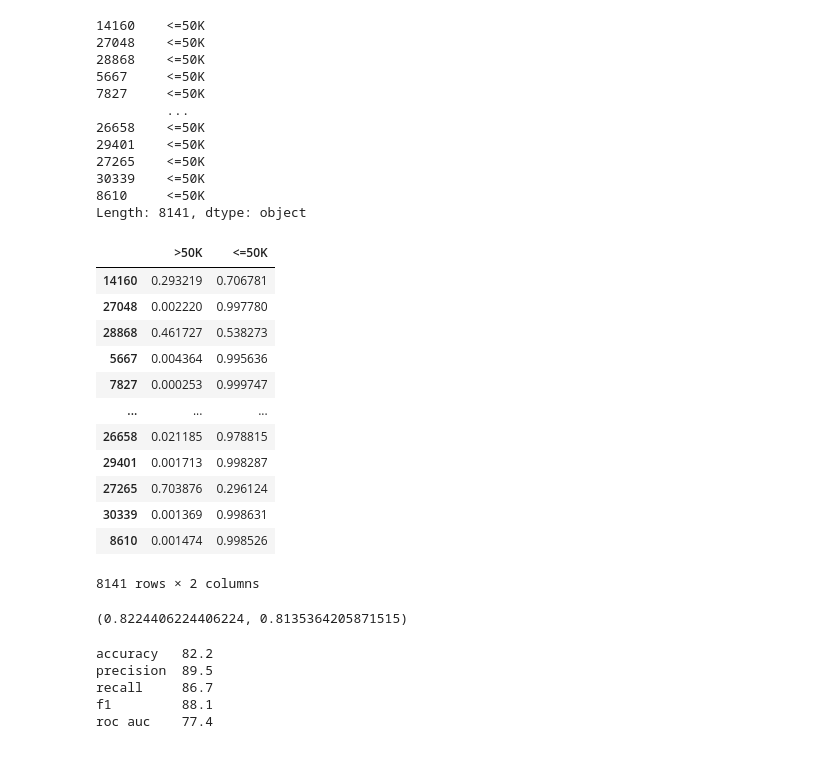
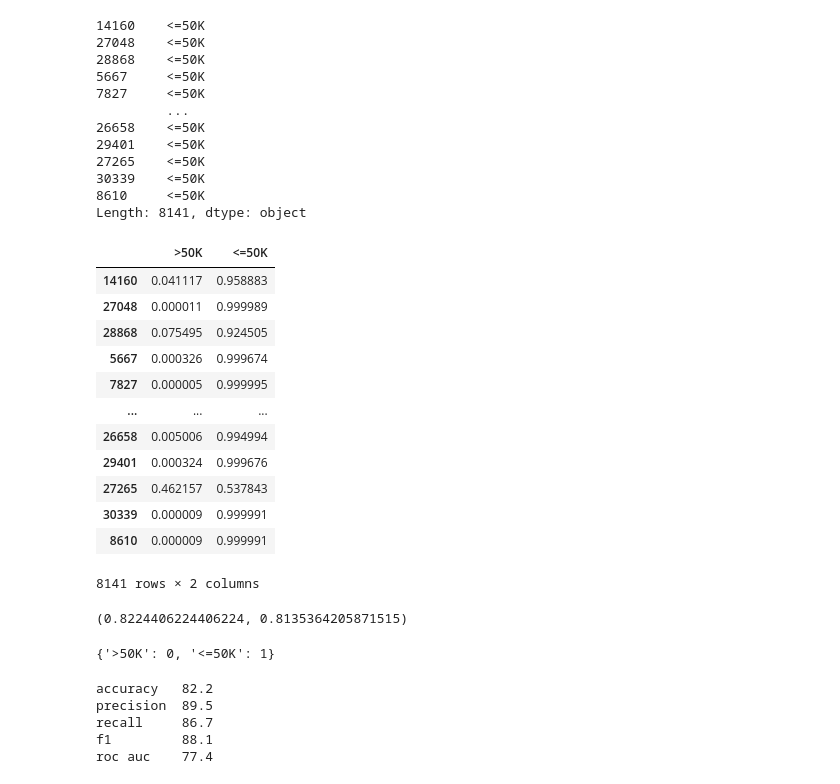
Before and after one commit to UIIf/Study, a Jupyter notebook: ML/HW3.ipynb, the cells around one changed output. Drawn from its saved outputs; the diff is of its cells as text; code cells hidden in the pictures.

```diff
--- a/ML/HW3.ipynb
+++ b/ML/HW3.ipynb
@@ -86,7 +90,9 @@ adult_df
 # %%
 adult_train_df, adult_test_df = train_test_split(adult_df,  test_size=0.25, random_state=r_state)
 # %%
-adult_cat_col = adult_df.select_dtypes(include=object).columns.to_list()
+adult_cat_col = adult_df.select_dtypes(include=np.numeric).columns.to_list()
 adult_cat_col.remove('income')
 print(adult_cat_col)
+print()
+adult_df[adult_cat_col].info()
 # %% [output]
@@ -94,4 +100,4 @@ print(adult_cat_col)
 # %%
-adoult_target_mask = adult_df.columns.to_list()
-adoult_target_mask.remove('income')
+adoult_target_mask = num_cols + adult_cat_col
+# adoult_target_mask.remove('income')
 adoult_target_mask
@@ -459,25 +427,30 @@ msnb.predict(adult_test_df[adoult_target_mask])
 8610     <=50K
 Length: 8141, dtype: object
 # %%
-catNB.predict_proba(adult_test_df[adoult_target_mask])
+msnb.predict_proba(adult_test_df[adoult_target_mask])
 # %% [output]
 |  | >50K | <=50K |
-| 14160 | 0.293219 | 0.706781 |
-| 27048 | 0.002220 | 0.997780 |
-| 28868 | 0.461727 | 0.538273 |
-| 5667 | 0.004364 | 0.995636 |
-| 7827 | 0.000253 | 0.999747 |
+| 14160 | 0.041117 | 0.958883 |
+| 27048 | 0.000011 | 0.999989 |
+| 28868 | 0.075495 | 0.924505 |
+| 5667 | 0.000326 | 0.999674 |
+| 7827 | 0.000005 | 0.999995 |
 | ... | ... | ... |
-| 26658 | 0.021185 | 0.978815 |
-| 29401 | 0.001713 | 0.998287 |
-| 27265 | 0.703876 | 0.296124 |
-| 30339 | 0.001369 | 0.998631 |
-| 8610 | 0.001474 | 0.998526 |
+| 26658 | 0.005006 | 0.994994 |
+| 29401 | 0.000324 | 0.999676 |
+| 27265 | 0.462157 | 0.537843 |
+| 30339 | 0.000009 | 0.999991 |
+| 8610 | 0.000009 | 0.999991 |
 8141 rows × 2 columns
 # %%
 accuracy_score(adult_train_df['income'], msnb.predict(adult_train_df[adoult_target_mask])), accuracy_score(adult_test_df['income'], msnb.predict(adult_test_df[adoult_target_mask]))
 # %% [output]
 (0.8224406224406224, 0.8135364205871515)
+# %%
+adult_dict = { adult_train_df['income'].unique()[i] : i for i in range(len(adult_train_df['income'].unique()))}
+adult_dict
+# %% [output]
+{'>50K': 0, '<=50K': 1}
 # %%
 show_metrics(adult_train_df['income'].apply(lambda x: adult_dict[x]), msnb.predict(adult_train_df[adoult_target_mask]).apply(lambda x: adult_dict[x]).to_list())
 # %% [output]
```
Also changed, not shown: parts of 13 cells of this notebook, 5 other files.
